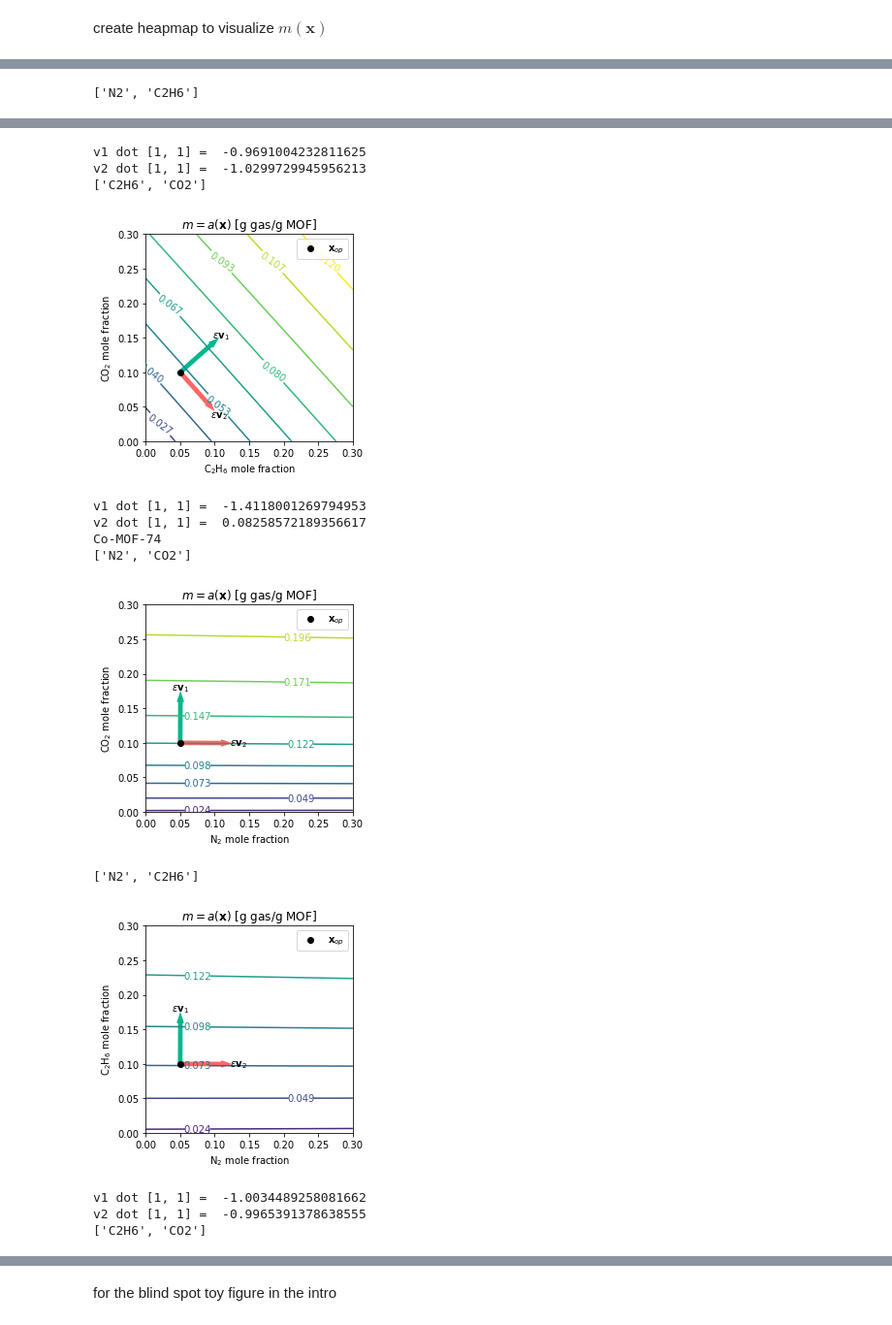
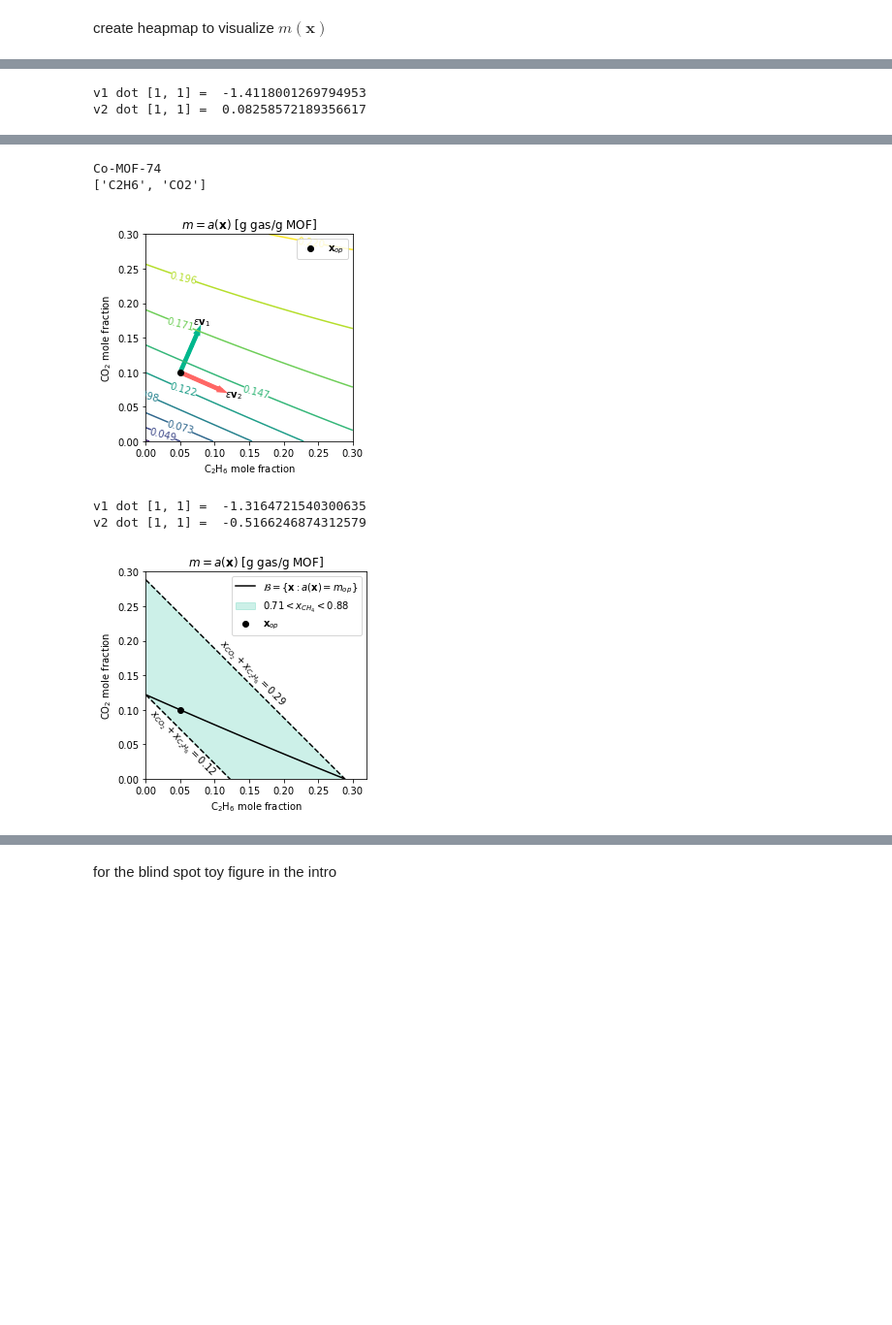
Before and after one commit to SimonEnsemble/unresponsive_directions_in_sensors, a Jupyter notebook: IAST.ipynb, the cells around one changed output, grey strips where cells are left out. Shown at 97% size. Saved outputs shown, nothing was run; the diff lists cells and outputs as text; code cells hidden in the pictures; blank space fills up the shorter version.

```diff
--- a/IAST.ipynb
+++ b/IAST.ipynb
@@ -188,6 +189,7 @@ mol_fxns = {'C2H6': 0.4, 'CH4': 0.6}
 adsorbed_mass("HKUST-1", mol_fxns)
 """
 def adsorbed_mass(mof, mol_fxns, return_components=False):
+    assert isinstance(mol_fxns["CH4"], float)
     # mol fractions must add to 1.0
     if ~ np.isclose(np.sum([x_i for x_i in mol_fxns.values()]), 1.0):
         raise Exception("mol fxns dont add to 1")
@@ -267,9 +269,11 @@ mof_to_levels = {'HKUST-1': np.linspace(0.0, 0.12, 10),
 # %% [markdown]
 create heapmap to visualize $m(\mathbf{x})$
 # %%
+max_x = 0.305
+
 for mof in mofs:
     print(mof)
-    for contaminants in [["N2", "CO2"], ["N2", "C2H6"], ["C2H6", "CO2"]]:
+    for contaminants in [["C2H6", "CO2"]]:# [["N2", "CO2"], ["N2", "C2H6"], ["C2H6", "CO2"]]:
         print(contaminants)
 
         ###
@@ -284,8 +288,8 @@ for mof in mofs:
         #    create heatmap to viz m = a(x)
         ###
         delta = 0.005
-        x_1 = np.arange(0.00, 0.305, delta)
-        x_2 = np.arange(0.00, 0.305, delta)
+        x_1 = np.arange(0.00, max_x, delta)
+        x_2 = np.arange(0.00, max_x, delta)
         X_1, X_2 = np.meshgrid(x_1, x_2)
         M = np.zeros(np.shape(X_1))
         for i in range(np.shape(X_1)[0]):
@@ -331,5 +335,54 @@ for mof in mofs:
         if "C2H6" in contaminants:
             print("v1 dot [1, 1] = ", np.dot(v1, np.array([1, 1])))
             print("v2 dot [1, 1] = ", np.dot(v2, np.array([1, 1])))
+
+
+        ###
+        #   look at constraints imposed on CH4 adsorption
+        ###
+        if contaminants == ["C2H6", "CO2"]:
+            fig, ax = plt.subplots()
+            x = np.linspace(0.0, max_x)
+
+            # find x_c such that m = m_op and other contaminant absent
+            x_cs = []
+            for contaminant in contaminants:
+                def make_zero(x):
+                    mol_fxns = {"CH4": 1 - x[0], contaminant: x[0]}
+                    return (m_op - adsorbed_mass(mof, mol_fxns)) ** 2
+                x_c = minimize(make_zero, 0.1).x[0]
+                x_cs.append(x_c)
+
+                plt.plot(x, x_c - x, color="k", linestyle="--")
+
+            for x_c in x_cs:
+                dx = 0.0085
+                if x_c == np.min(x_cs):
+                    dx = -dx
+                plt.text(x_c/2 + dx, x_c/2 + dx, "$x_{CO_2}+x_{C_2H_6}=$" + "{}".format(np.round(x_c, 2)), ha="center", va="center", rotation=-45)
+
+            CS = ax.contour(X_1, X_2, M, levels=[m_op], colors="k")# , colors="k")
+            plt.plot([], [], color="k", label="$\mathcal{B}=\{\mathbf{x}:a(\mathbf{x})=m_{op}\}$")
+            # plt.colorbar(CS, label="$m$ [g gas/g MOF]")
+#             ax.clabel(CS, inline=False) # labels contours with num
+
+            min_ch4 = 1 - np.max(x_cs)
+            max_ch4 = 1 - np.min(x_cs)
+            plt.fill_between(x, x_cs[0] - x, x_cs[1] - x, alpha=0.2, color=cool_colors["green"],
+                             label="{}".format(np.round(min_ch4, 2)) + "$<x_{CH_4}<$" + "{}".format(np.round(max_ch4, 2)))
+            ax.set_title("$m=a(\mathbf{x})$ [g gas/g MOF]")
+            ax.set_xlabel(gas_to_label[contaminants[0]] + " mole fraction")
+            ax.set_ylabel(gas_to_label[contaminants[1]] + " mole fraction")
+            # sketch operating point and directions
+            plt.scatter(x_op[0], x_op[1], color="k", label="$\mathbf{x}_{op}$", zorder=1000)
+            plt.legend()
+            ax.set_ylim(ymin=0)
+            ax.set_xlim(xmin=0)
+            # plt.plot([x_op[0], x_op[0] - v1[0]/10], [x_op[1], x_op[1] - v1[1]/10], color='k')
+            # plt.plot([x_op[0], x_op[0] - v2[0]/10], [x_op[1], x_op[1] - v2[1]/10], color='k')
+            plt.gca().set_aspect('equal', 'box')
+            plt.tight_layout()
+            plt.savefig(mof + "_" + contaminants[0] + "_" + contaminants[1] + "_constraints.pdf", format="pdf", bbox_inches="tight")
+            plt.show()
 # %% [output]
 HKUST-1
@@ -338 +391,2 @@ HKUST-1
-['N2', 'C2H6']
+v1 dot [1, 1] =  -1.4118001269794953
+v2 dot [1, 1] =  0.08258572189356617
@@ -340,14 +394,6 @@ HKUST-1
-v1 dot [1, 1] =  -0.9691004232811625
-v2 dot [1, 1] =  -1.0299729945956213
+Co-MOF-74
 ['C2H6', 'CO2']
-[figure, old version]
+[figure, new version]
-v1 dot [1, 1] =  -1.4118001269794953
-v2 dot [1, 1] =  0.08258572189356617
-Co-MOF-74
-['N2', 'CO2']
+v1 dot [1, 1] =  -1.3164721540300635
+v2 dot [1, 1] =  -0.5166246874312579
-[figure, old version]
+[figure, new version]
-['N2', 'C2H6']
-[figure, removed]
-v1 dot [1, 1] =  -1.0034489258081662
-v2 dot [1, 1] =  -0.9965391378638555
-['C2H6', 'CO2']
```
Also changed, not shown: parts of 2 cells of this notebook, 1 other file.
